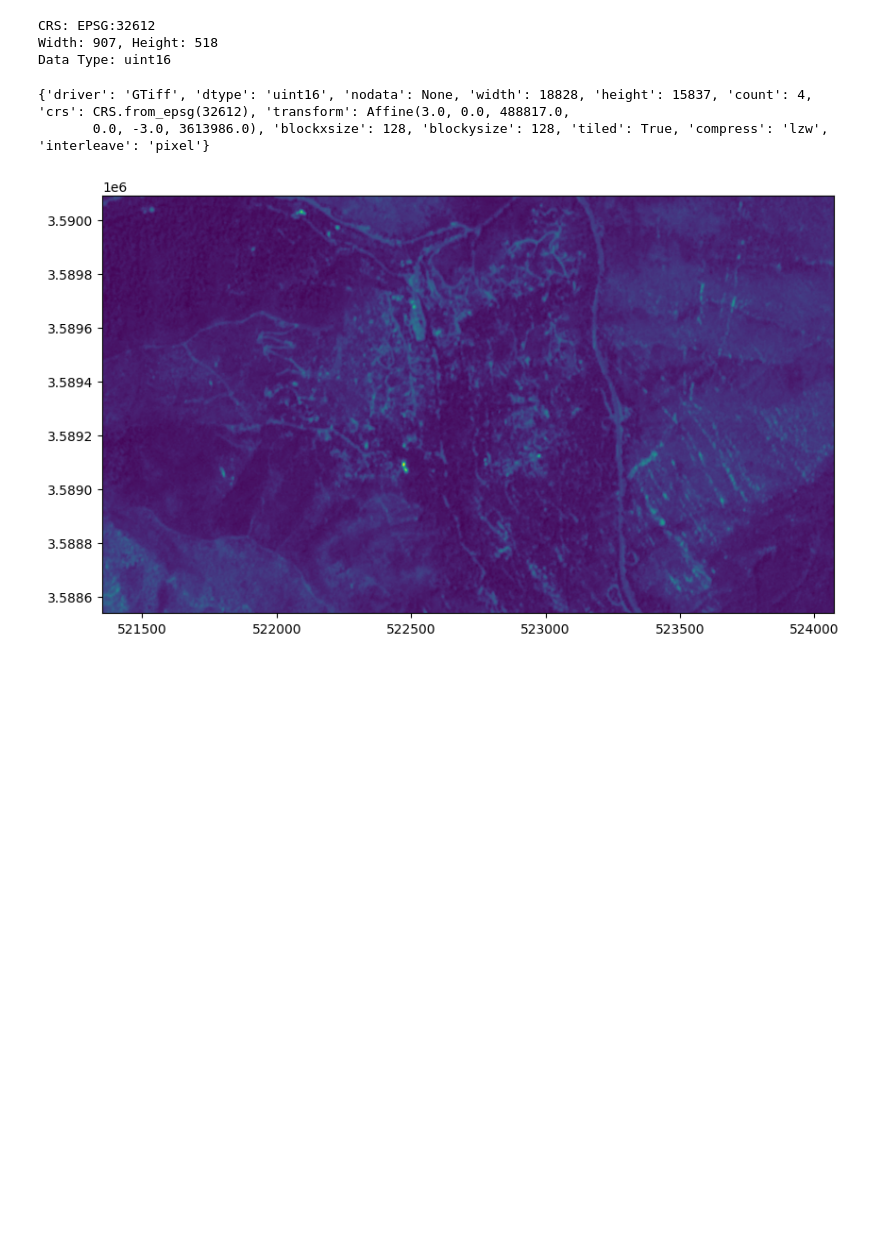
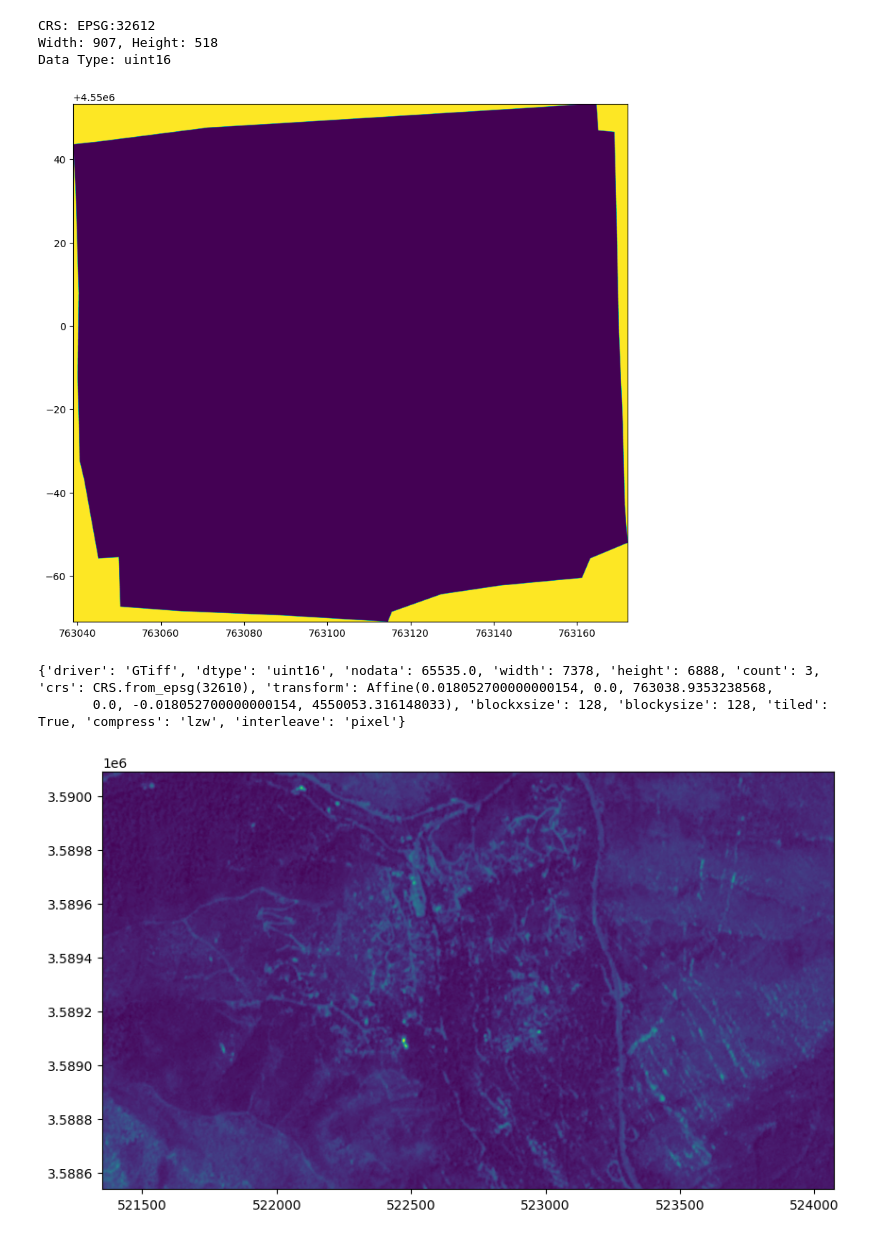
Before and after one commit to ua-datalab/Geospatial_Workshops, a Jupyter notebook: COGs.ipynb, the cells around one changed output. Saved outputs shown, nothing was run; the diff lists cells and outputs as text; code cells hidden in the pictures; blank space fills up the shorter version.

```diff
--- a/COGs.ipynb
+++ b/COGs.ipynb
@@ -62,12 +81,27 @@ Data Type: uint16
+# %%
+test_path = 'https://data.cyverse.org/dav-anon/iplant/home/jgillan/Jeffs_stuff/NorCal_BLM_aim/Norcal_aim_SfM_imagery/projects_products/bare149_40agl_stuff/products/bare149_40agl_ortho_clip.tif'
+# %%
+with rasterio.open(test_path) as dataset:
+    # Read the entire dataset
+    # This reads all bands; if the dataset is multi-band, they will be read into a 3D array
+    data = dataset.read()
+
+    # Display the image
+    # For simplicity, this example displays the first band.
+    # Adjust the index if you want to display a different band or a combination of bands.
+    plt.figure(figsize=(10, 10))
+    show(data[0], transform=dataset.transform)
+# %% [output]
+[figure, added]
 # %%
 geotif_path = 'https://data.cyverse.org/dav-anon/iplant/home/jgillan/Jeffs_stuff/Bighorn_fire/Planet_satellite_imagery/orthomosaics/planet_6sept2020.tif'
 # %%
-with rasterio.open(geotif_path) as dataset:
+with rasterio.open(test_path) as dataset:
     # Now you can work with the dataset, e.g., read out specific bands, metadata, etc.
     print(dataset.profile)  # Print the dataset profile, like CRS, bounds, etc.
 # %% [output]
-{'driver': 'GTiff', 'dtype': 'uint16', 'nodata': None, 'width': 18828, 'height': 15837, 'count': 4, 'crs': CRS.from_epsg(32612), 'transform': Affine(3.0, 0.0, 488817.0,
-       0.0, -3.0, 3613986.0), 'blockxsize': 128, 'blockysize': 128, 'tiled': True, 'compress': 'lzw', 'interleave': 'pixel'}
+{'driver': 'GTiff', 'dtype': 'uint16', 'nodata': 65535.0, 'width': 7378, 'height': 6888, 'count': 3, 'crs': CRS.from_epsg(32610), 'transform': Affine(0.018052700000000154, 0.0, 763038.9353238568,
+       0.0, -0.018052700000000154, 4550053.316148033), 'blockxsize': 128, 'blockysize': 128, 'tiled': True, 'compress': 'lzw', 'interleave': 'pixel'}
 # %%
 # UTM coordinates of interest (for example, corners of a rectangle)
 # Replace these values with your actual coordinates
```
Also changed, not shown: parts of 3 cells of this notebook.
